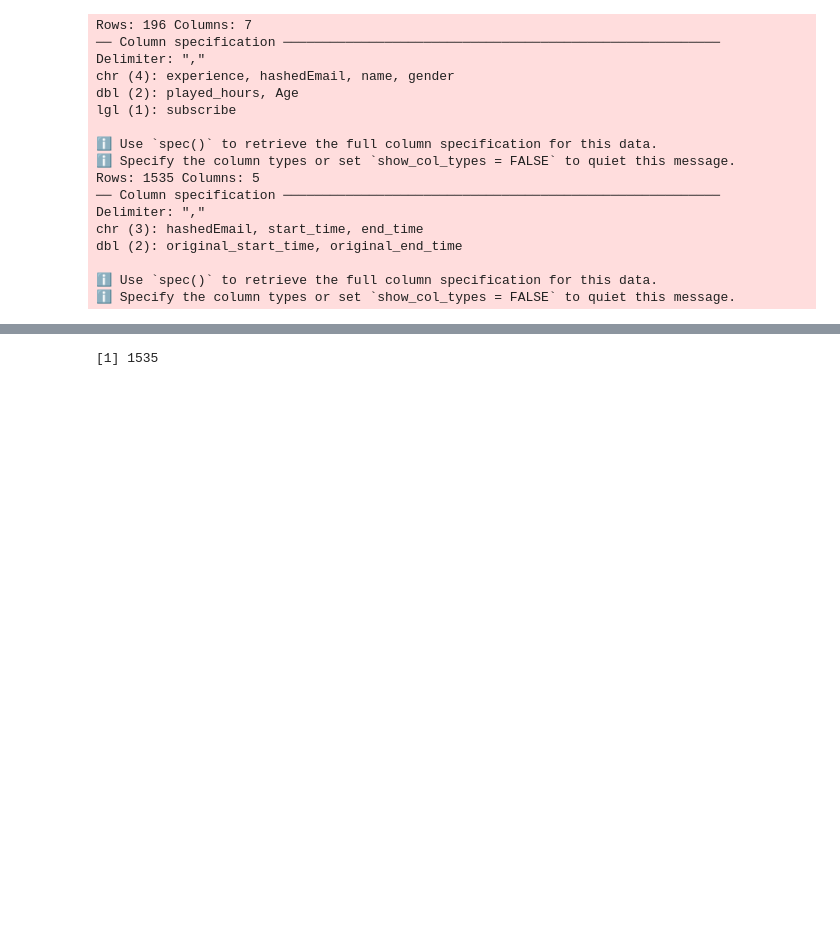
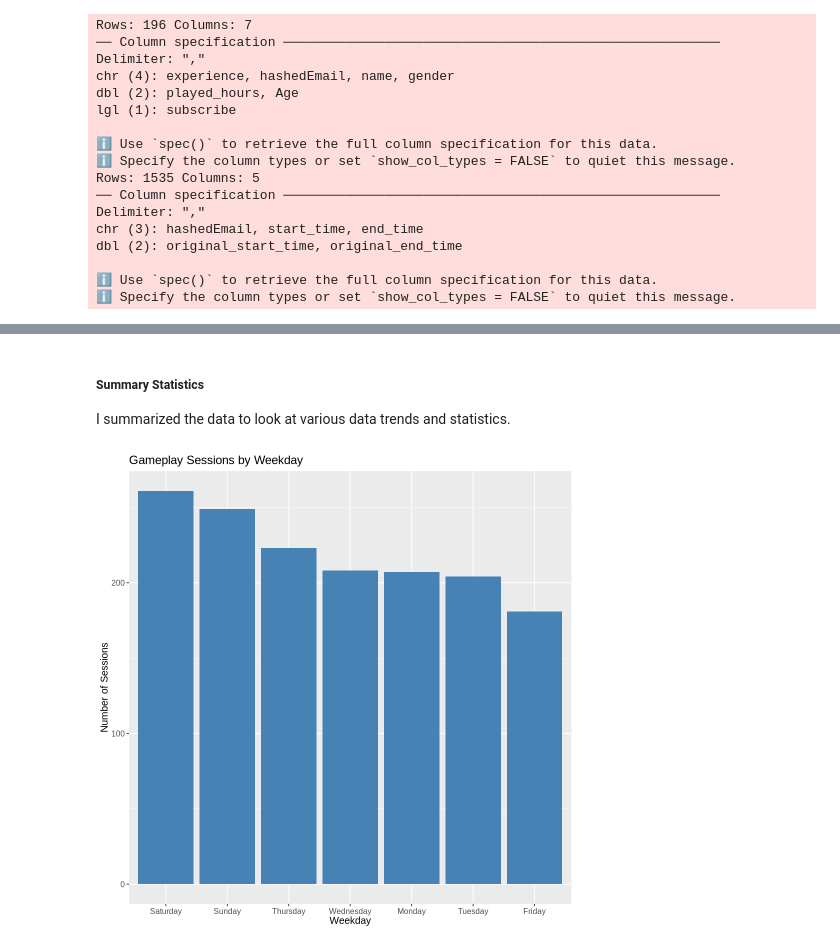
Before and after one commit to agam-26/DSCI_100_Group_26, a Jupyter notebook: Project_report.ipynb, the cells around one changed output, grey strips where cells are left out. Saved outputs shown, nothing was run; the diff lists cells and outputs as text; code cells hidden in the pictures; blank space fills up the shorter version.

```diff
--- a/Project_report.ipynb
+++ b/Project_report.ipynb
@@ -210,11 +102,16 @@ A spec_tbl_df: 2 × 2
 # %%
-# converting start and end time to days of the week
+# converting start and end time from Day/Month/Year Hour:Minute format to days of the week
 combined_data_weekdays <- combined_data |>
 mutate( start_time = dmy_hm(start_time),
     end_time = dmy_hm(end_time),
     start_day_of_week = wday(start_time, label = TRUE, abbr = FALSE),
     end_day_of_week = wday(end_time, label = TRUE, abbr = FALSE))
-#combined_data_weekdays
 
-# Now we have start time and end time in terms of weekdays !
-# source - https://lubridate.tidyverse.org/reference/day.html
+# Selecting and modifying columns
+polished_data <- combined_data_weekdays |>
+        mutate(gender = as_factor(gender), experience = as_factor(experience)) |>
+        select(gender, experience, Age, start_day_of_week)
+
+# Remove missing values
+# Missing Data: Some players have missing  information (e.g., age or gender). These rows were removed before model fitting
+polished_data <- polished_data |> drop_na()
@@ -237,13 +117,0 @@ A data.frame: 7 × 2
-# %%
-# predict day of the week using age, gender and experience
-polished_data <- combined_data_weekdays |>
-        mutate(gender = as_factor(gender), experience = as_factor(experience)) |>
-        select(gender, experience, Age, start_day_of_week)
-
-#polished_data
-nrow(polished_data)
-#distinct(polished_data)
-
-# perfect, now we can start splitting the data set
-# %% [output]
-[1] 1535
@@ -263,0 +118,44 @@ testing_set <- testing_set |>
+# %% [markdown]
+##### Summary Statistics
+I summarized the data to look at various data trends and statistics.
+# %%
+# Summary of Age
+players_summary <- polished_data |>
+  summarize(
+    n_players = n(),
+    min_age = min(Age, na.rm = TRUE),
+    max_age = max(Age, na.rm = TRUE),
+    mean_age = mean(Age, na.rm = TRUE),
+    median_age = median(Age, na.rm = TRUE),
+    sd_age = sd(Age, na.rm = TRUE))
+
+
+# Summary by Gender and Experience
+gender_summary <- polished_data |>
+  group_by(gender) |>
+  summarize(count = n())
+
+experience_summary <- polished_data |>
+  group_by(experience) |>
+  summarize(count = n())
+
+# Sessions by Weekday
+weekday_activity <- polished_data |>
+  count(start_day_of_week, sort = TRUE)
+
+############################ Plot
+weekday_summary <- polished_data |>
+  group_by(start_day_of_week) |>
+  summarise(session_count = n()) |>
+  arrange(desc(session_count))
+
+options(repr.plot.width = 8, repr.plot.height = 8)
+weekday_summary_plot <- ggplot(weekday_summary, aes(x = reorder(start_day_of_week, -session_count), y = session_count)) +
+  geom_bar(stat = "identity", fill = "steelblue") +
+  labs(title = "Gameplay Sessions by Weekday",
+       x = "Weekday",
+       y = "Number of Sessions") +
+  theme(text = element_text(size = 12))
+weekday_summary_plot
+# %% [output]
+[figure, added]
```
Also changed, not shown: parts of 22 cells of this notebook.
